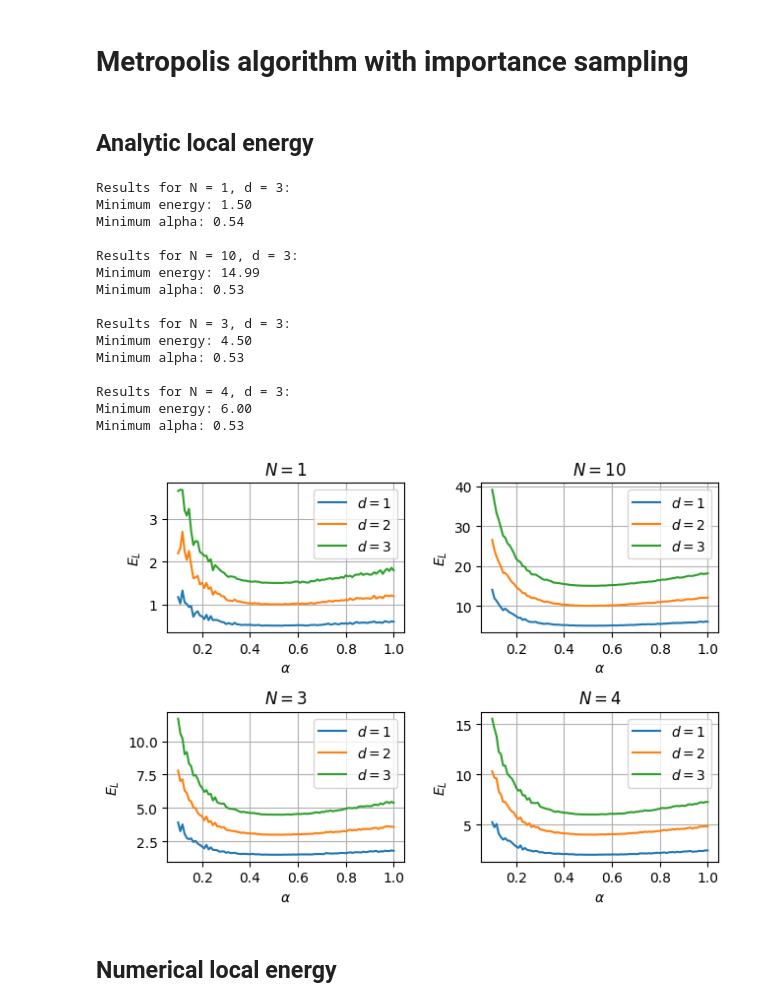
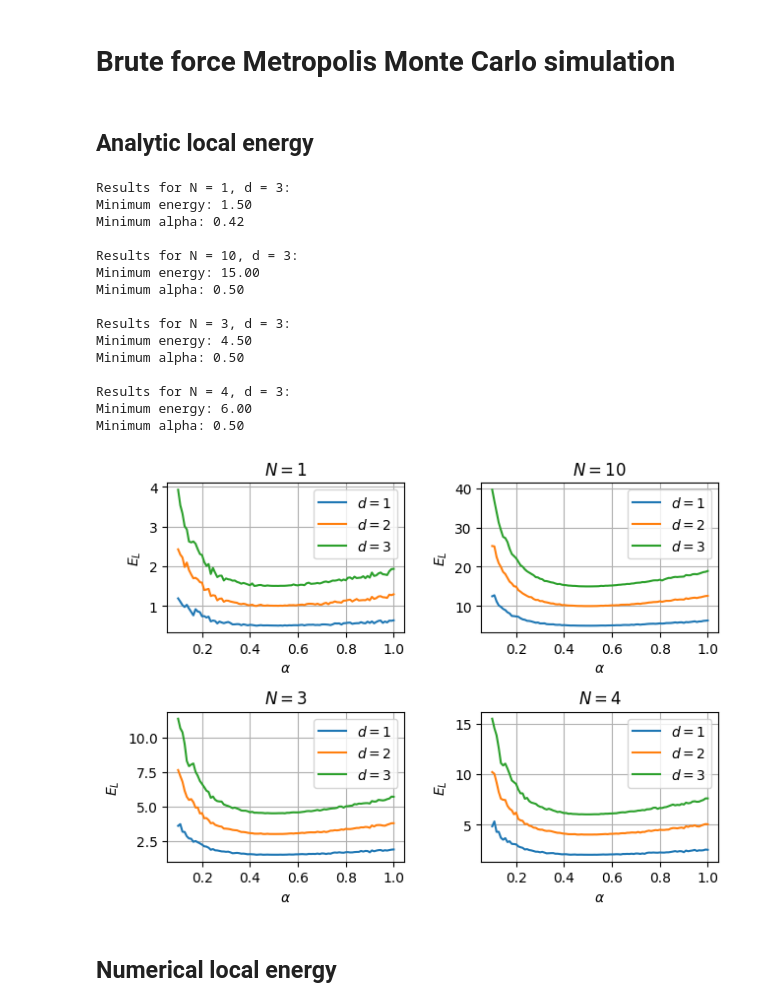
Before and after one commit to semapheur/fys4411, a Jupyter notebook: project_1/code/calc_b.ipynb, the cells around one changed output. Drawn from its saved outputs; the diff is of its cells as text; code cells hidden in the pictures.

```diff
--- a/project_1/code/calc_b.ipynb
+++ b/project_1/code/calc_b.ipynb
@@ -1,5 +1,5 @@
-# %% [markdown]
-# Metropolis algorithm with importance sampling
+# %% [markdown]
+# Brute force Metropolis Monte Carlo simulation
 # %% [markdown]
 ## Analytic local energy
 # %%
@@ -8,16 +8,10 @@ import numpy as np
 
 from vmc_jax import MetropolisJAX
 from bose_harmonic import HarmonicParamGrid
-from bose_harmonic_jax import (
-  wavefunction_jax,
-  local_energy_jax,
-  drift_force_jax,
-  HarmonicParams,
-)
+from bose_harmonic_jax import wavefunction_jax, local_energy_jax, HarmonicParams
 
 cycles = 10_000
-time_step = 0.05
-diffusion_coefficient = 0.5
+step_size = 1.0
 
 alpha_values = np.linspace(0.1, 1.0, 100)
 param_grid = HarmonicParamGrid(param_type=HarmonicParams, alpha=alpha_values)
@@ -33,49 +27,43 @@ for i, n in enumerate(number_particles):
 
   for j, d in enumerate(dims):
     simulation = MetropolisJAX[HarmonicParams](n, d)
-    result = simulation.grid_search_importance(
-      wavefunction_jax,
-      local_energy_jax,
-      drift_force_jax,
-      param_grid,
-      time_step,
-      diffusion_coefficient,
-      cycles,
+    result = simulation.grid_search_brute(
+      wavefunction_jax, local_energy_jax, param_grid, step_size, cycles
     )
 
     energies = result.energy
     ax.plot(alpha_values, energies, label=f"$d = {d}$")
     ax.set_title(f"$N = {n}$")
     ax.set(xlabel=r"$\alpha$", ylabel=r"$E_L$")
     ax.legend()
     ax.grid(True)
 
     if d == 3:
       min_energy = np.min(energies)
       min_alpha = alpha_values[np.argmin(energies)]
       print(f"Results for N = {n}, d = {d}:")
       print(f"Minimum energy: {min_energy:.2f}")
       print(f"Minimum alpha: {min_alpha:.2f}\n")
 
 plt.tight_layout()
 plt.show()
 # %% [output]
 Results for N = 1, d = 3:
 Minimum energy: 1.50
-Minimum alpha: 0.54
+Minimum alpha: 0.42
 
 Results for N = 10, d = 3:
-Minimum energy: 14.99
-Minimum alpha: 0.53
+Minimum energy: 15.00
+Minimum alpha: 0.50
 
 Results for N = 3, d = 3:
 Minimum energy: 4.50
-Minimum alpha: 0.53
+Minimum alpha: 0.50
 
 Results for N = 4, d = 3:
 Minimum energy: 6.00
-Minimum alpha: 0.53
+Minimum alpha: 0.50
-[figure, old version]
+[figure, new version]
 # %% [markdown]
 ## Numerical local energy
 # %%
```
Also changed, not shown: parts of 5 cells of this notebook, 9 other files.
